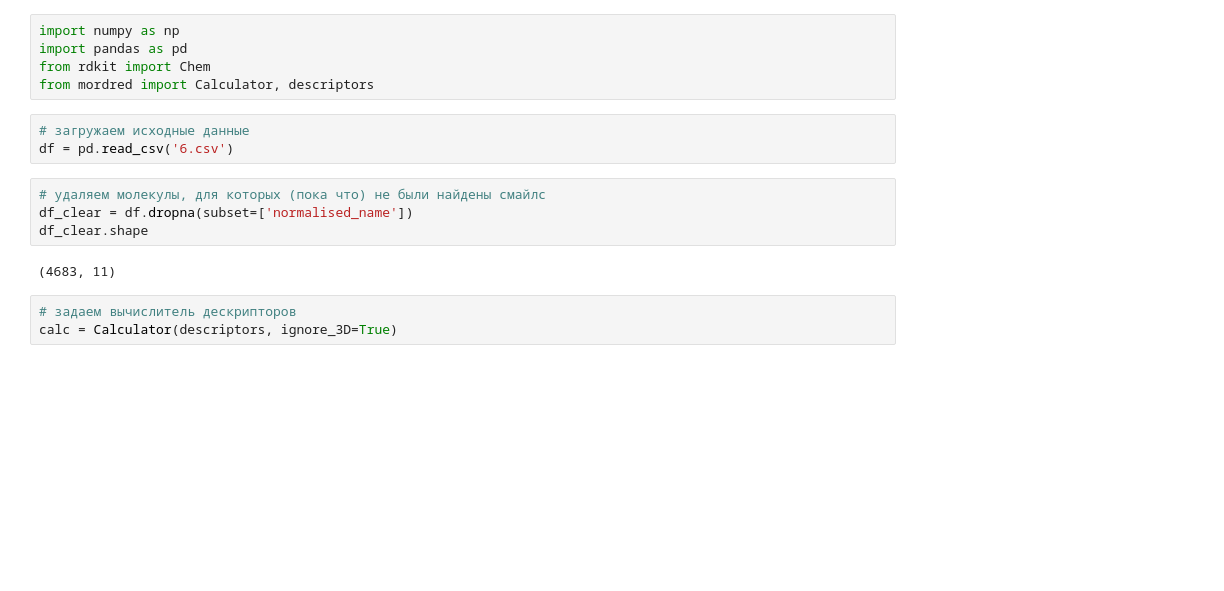
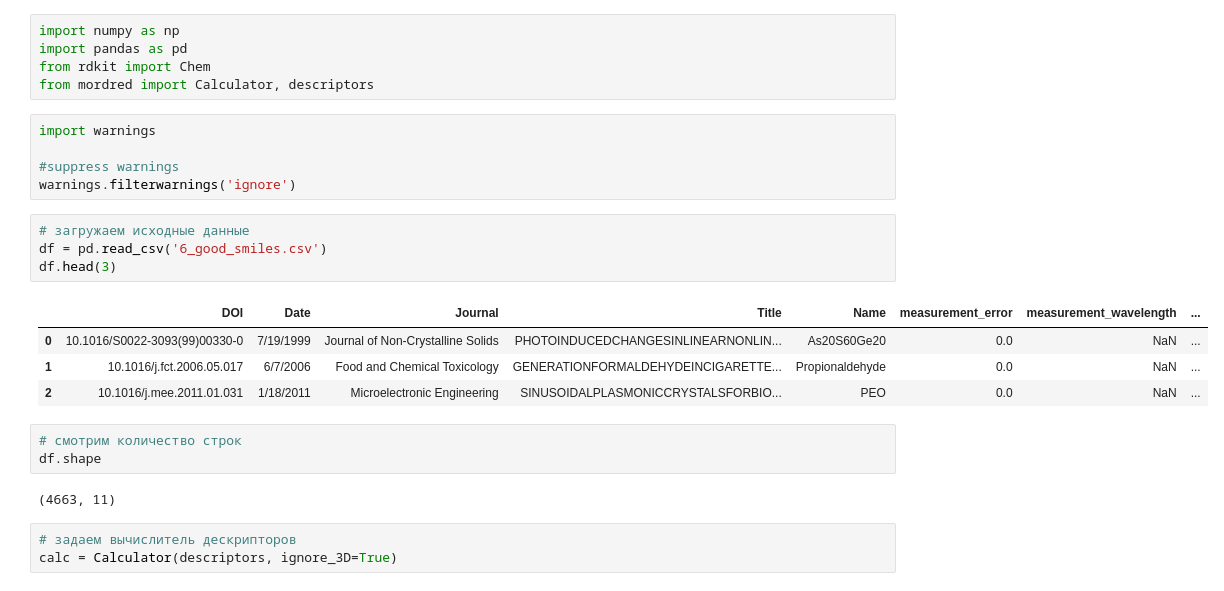
Before and after one commit to NinaGubina/AlgorithmsAndBigDataInChemistry, a Jupyter notebook: data/Mordred.ipynb, the cells around one changed output. Drawn from its saved outputs; the diff is of its cells as text; blank space fills up the shorter version.

```diff
--- a/data/Mordred.ipynb
+++ b/data/Mordred.ipynb
@@ -3,15 +3,25 @@ import numpy as np
 import pandas as pd
 from rdkit import Chem
 from mordred import Calculator, descriptors
+# %%
+import warnings
+
+#suppress warnings
+warnings.filterwarnings('ignore')
 # %%
 # загружаем исходные данные
-df = pd.read_csv('6.csv')
+df = pd.read_csv('6_good_smiles.csv')
+df.head(3)
+# %% [output]
+|  | DOI | Date | Journal | Title | Name | measurement_error | measurement_wavelength | ... |
+| 0 | 10.1016/S0022-3093(99)00330-0 | 7/19/1999 | Journal of Non-Crystalline Solids | PHOTOINDUCEDCHANGESINLINEARNONLIN... | As20S60Ge20 | 0.0 | NaN | ... |
+| 1 | 10.1016/j.fct.2006.05.017 | 6/7/2006 | Food and Chemical Toxicology | GENERATIONFORMALDEHYDEINCIGARETTE... | Propionaldehyde | 0.0 | NaN | ... |
+| 2 | 10.1016/j.mee.2011.01.031 | 1/18/2011 | Microelectronic Engineering | SINUSOIDALPLASMONICCRYSTALSFORBIO... | PEO | 0.0 | NaN | ... |
-# %%
-# удаляем молекулы, для которых (пока что) не были найдены смайлс
-df_clear = df.dropna(subset=['normalised_name'])
-df_clear.shape
-# %% [output]
-(4683, 11)
+# %%
+# смотрим количество строк
+df.shape
+# %% [output]
+(4663, 11)
 # %%
 # задаем вычислитель дескрипторов
 calc = Calculator(descriptors, ignore_3D=True)
```
Also changed, not shown: parts of 6 cells of this notebook, 4 other files.
